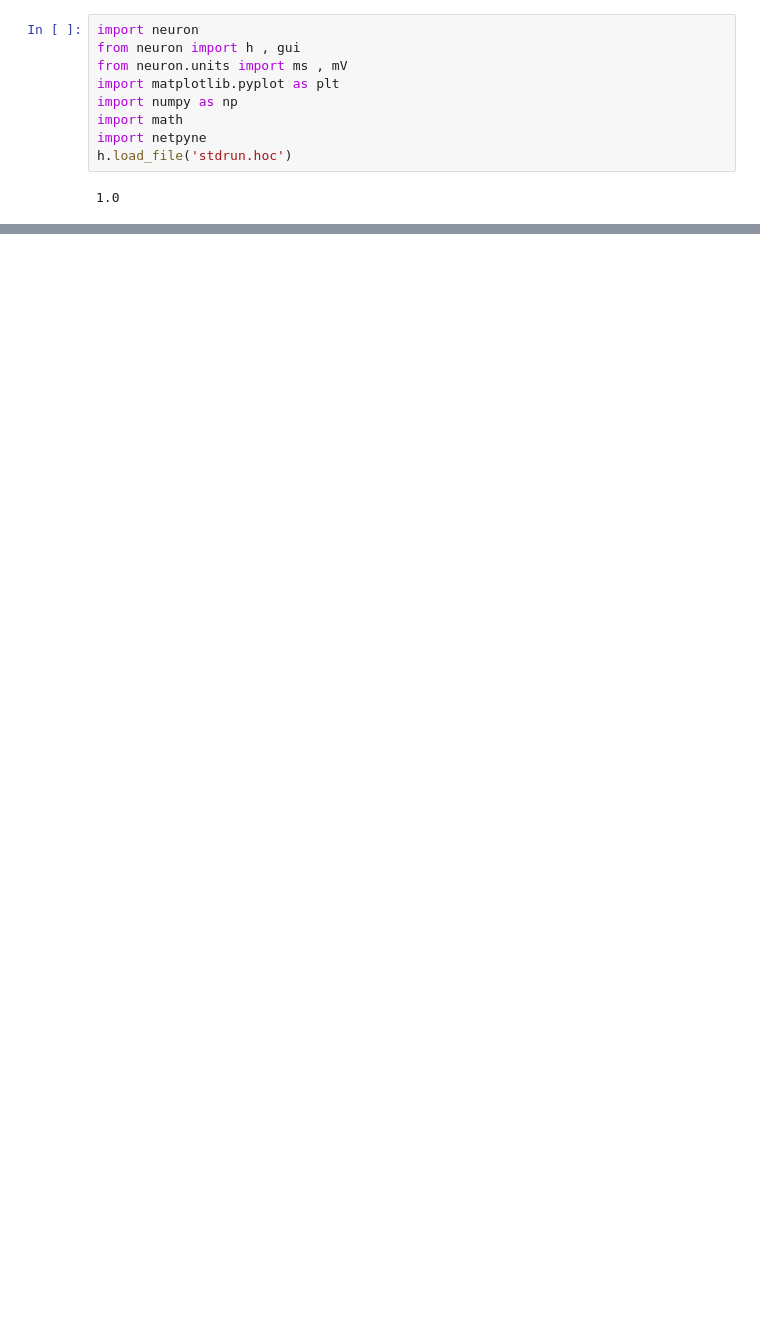
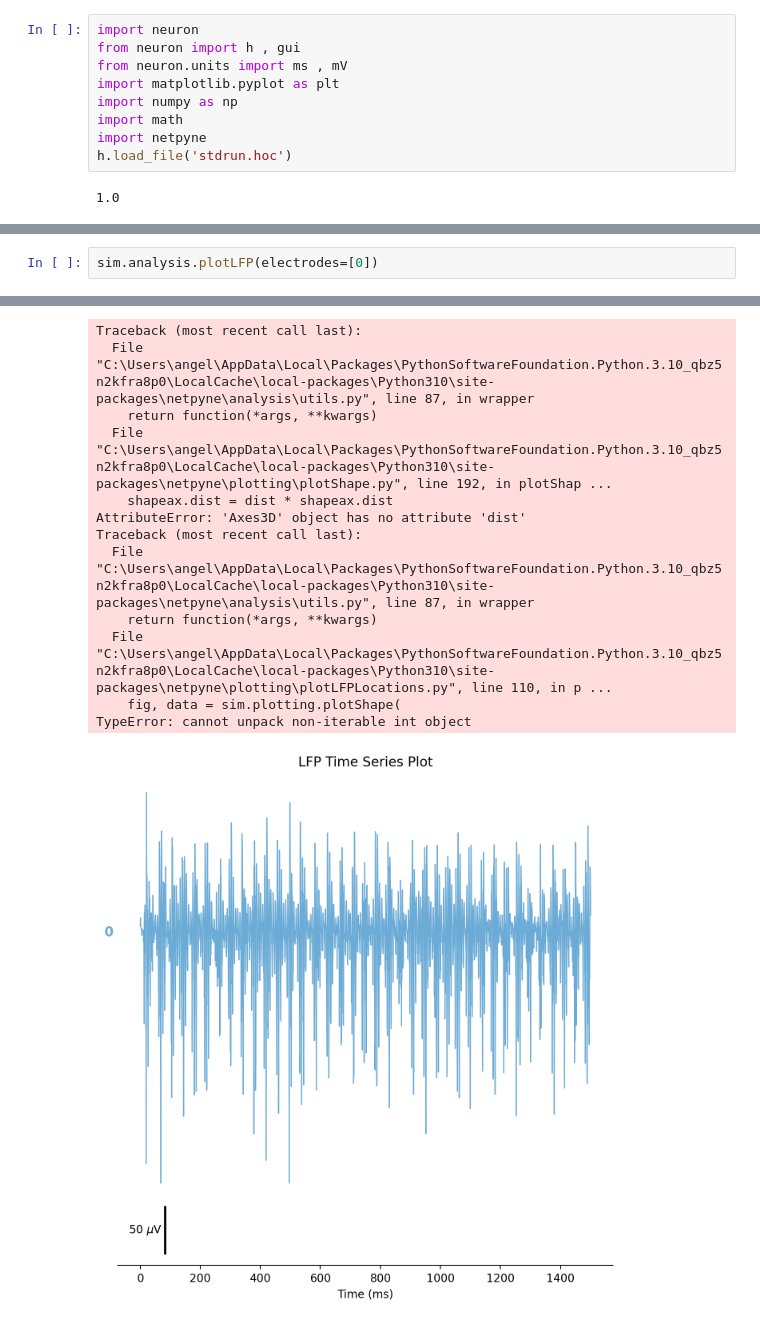
Before and after one commit to angeloodr/lasconProject, a Jupyter notebook: projeto.ipynb, the cells around one changed output, grey strips where cells are left out. Saved outputs shown, nothing was run; the diff lists cells and outputs as text; blank space fills up the shorter version.

Commit message:
data colection

```diff
--- a/projeto.ipynb
+++ b/projeto.ipynb
@@ -285,0 +257,3 @@ Total time = 85.24 s
+# %%
+sim.analysis.plotLFP(electrodes=[0])
+# %% [output]
@@ -285,0 +274,13 @@ Total time = 85.24 s
+Traceback (most recent call last):
+  File "C:\Users\angel\AppData\Local\Packages\PythonSoftwareFoundation.Python.3.10_qbz5n2kfra8p0\LocalCache\local-packages\Python310\site-packages\netpyne\analysis\utils.py", line 87, in wrapper
+    return function(*args, **kwargs)
+  File "C:\Users\angel\AppData\Local\Packages\PythonSoftwareFoundation.Python.3.10_qbz5n2kfra8p0\LocalCache\local-packages\Python310\site-packages\netpyne\plotting\plotShape.py", line 192, in plotShap ...
+    shapeax.dist = dist * shapeax.dist
+AttributeError: 'Axes3D' object has no attribute 'dist'
+Traceback (most recent call last):
+  File "C:\Users\angel\AppData\Local\Packages\PythonSoftwareFoundation.Python.3.10_qbz5n2kfra8p0\LocalCache\local-packages\Python310\site-packages\netpyne\analysis\utils.py", line 87, in wrapper
+    return function(*args, **kwargs)
+  File "C:\Users\angel\AppData\Local\Packages\PythonSoftwareFoundation.Python.3.10_qbz5n2kfra8p0\LocalCache\local-packages\Python310\site-packages\netpyne\plotting\plotLFPLocations.py", line 110, in p ...
+    fig, data = sim.plotting.plotShape(
+TypeError: cannot unpack non-iterable int object
+[figure, added]
```
Also changed, not shown: parts of 6 cells of this notebook.
